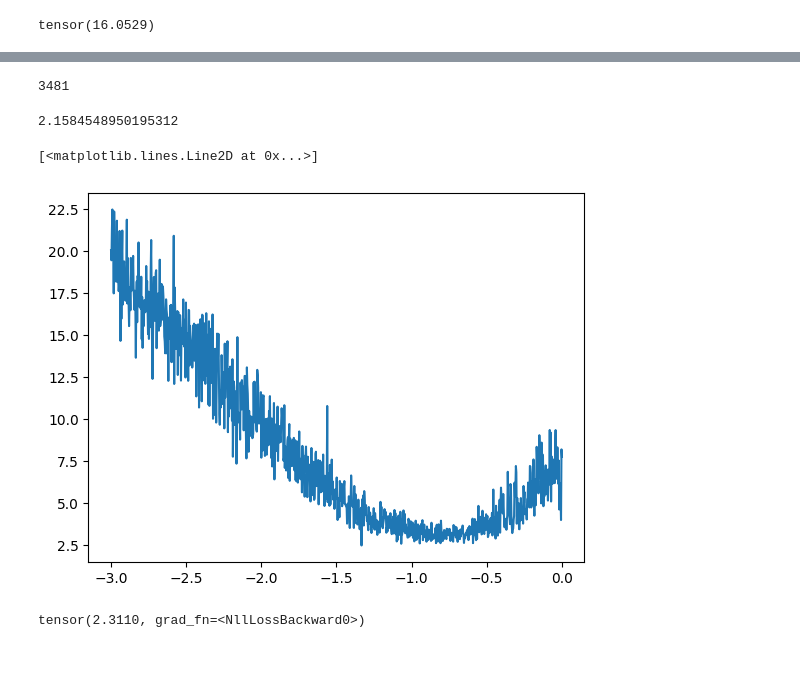
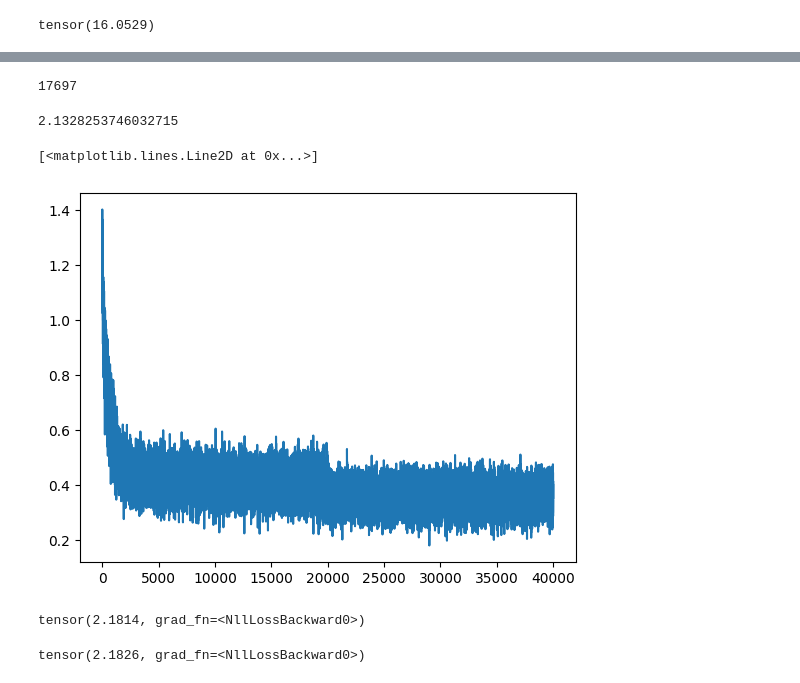
Before and after one commit to vimalvijay82/NeuralNet-makemore-mlp, a Jupyter notebook: mlp_makemore.ipynb, the cells around one changed output, grey strips where cells are left out. Drawn from its saved outputs; the diff is of its cells as text; code cells hidden in the pictures.

Commit message:
fine tuning the model

```diff
--- a/mlp_makemore.ipynb
+++ b/mlp_makemore.ipynb
@@ -84,38 +115,39 @@ X.shape, Y.shape
 # %%
 g = torch.Generator().manual_seed(2147483647)
-C = torch.randn((27, 2), generator=g)
-W1 = torch.randn((6, 100), generator=g)
-b1 = torch.randn(100, generator=g)
-W2 = torch.randn((100, 27), generator=g)
+C = torch.randn((27, 10), generator=g)
+W1 = torch.randn((30, 300), generator=g)
+b1 = torch.randn(300, generator=g)
+W2 = torch.randn((300, 27), generator=g)
 b2 = torch.randn(27, generator=g)
 parameters = [C, W1, b1, W2, b2]
 # %%
 sum(p.nelement() for p in parameters) # total number of parameters
 # %% [output]
-3481
+17697
 # %%
 for p in parameters:
     p.requires_grad = True
 # %%
 lre = torch.linspace(-3, 0, 1000)
 lrs = 10**lre
+# %%
+lri = []
+lossi = []
+stepi = []
 # %%
-lri = []
-lossi = []
-
-for i in range(10000):
+for i in range(50000):
 
     #minibatch construct
-    ix = torch.randint(0, X.shape[0], (32,))
+    ix = torch.randint(0, Xtr.shape[0], (32,))
 
     # forward pass
-    emb = C[X[ix]]
-    h = torch.tanh(emb.view(-1,6) @ W1 + b1)
+    emb = C[Xtr[ix]]
+    h = torch.tanh(emb.view(-1, 30) @ W1 + b1)
     logits = h @ W2 + b2
     # counts = logits.exp()
     # prob = counts / counts.sum(1, keepdims=True)
     # loss = -prob[torch.arange(32), Y].log().mean()
-    loss = F.cross_entropy(logits, Y[ix])
+    loss = F.cross_entropy(logits, Ytr[ix])
     # print(loss.item())
 
     #backward pass
@@ -124,29 +156,41 @@ for i in range(10000):
     loss.backward()
 
     # lr = lrs[i]
-    lr = 0.01
+    # lr = 0.1 if i < 20000 else 0.01
+    lr = 0.001
     #update
     for p in parameters:
         p.data += -lr * p.grad
 
     #track stats
     # lri.append(lre[i])
-    # lossi.append(loss.item())
+    stepi.append(i)
+    lossi.append(loss.log10().item())
 
 print(loss.item())
 # %% [output]
-2.1584548950195312
+2.1328253746032715
 # %%
-plt.plot(lri, lossi)
+plt.plot(stepi, lossi)
 # %% [output]
 [<matplotlib.lines.Line2D at 0x...>]
-[figure, old version]
+[figure, new version]
 # %%
-#model loss
-emb = C[X]
-h = torch.tanh(emb.view(-1,6) @ W1 + b1)
+#model loss pn dev set
+emb = C[Xdev]
+h = torch.tanh(emb.view(-1, 30) @ W1 + b1)
 logits = h @ W2 + b2
-loss = F.cross_entropy(logits, Y)
+loss = F.cross_entropy(logits, Ydev)
 loss
 # %% [output]
-tensor(2.3110, grad_fn=<NllLossBackward0>)
+tensor(2.1814, grad_fn=<NllLossBackward0>)
+# %%
+#model loss pn test set
+emb = C[Xte]
+h = torch.tanh(emb.view(-1, 30) @ W1 + b1)
+logits = h @ W2 + b2
+loss = F.cross_entropy(logits, Yte)
+loss
+# dev loss and test loss roughly the same. underfitting the model. more performace by increasing the number of parameters
+# %% [output]
+tensor(2.1826, grad_fn=<NllLossBackward0>)
```
Also changed, not shown: parts of 4 cells of this notebook.
